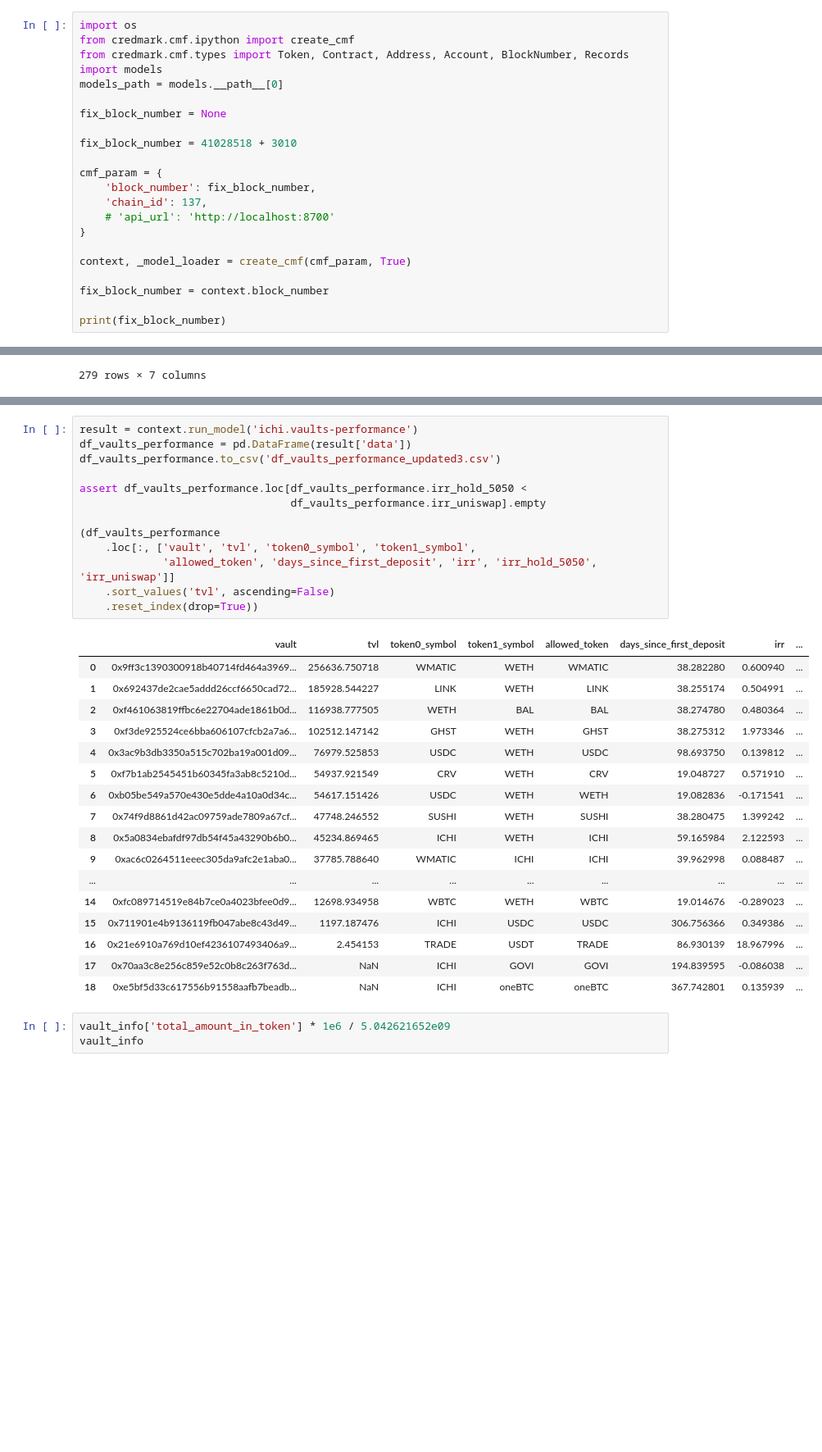
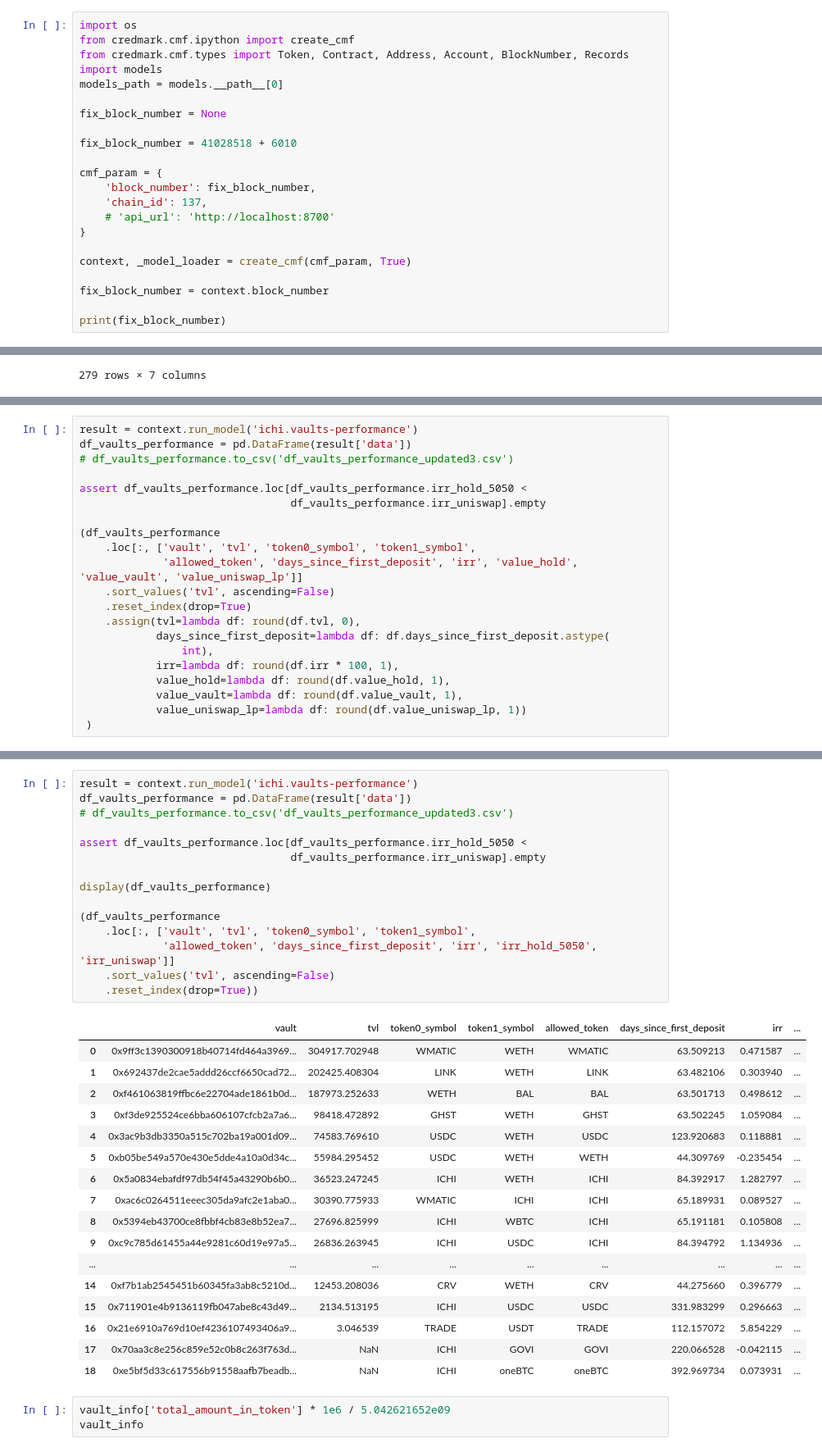
Before and after one commit to credmark/credmark-models-notebook, a Jupyter notebook: ichi/ichi_vault.ipynb, the cells around one changed output, grey strips where cells are left out. Shown at 82% size. Cells and saved outputs as stored; diff of their text form; blank space fills up the shorter version.

```diff
--- a/ichi/ichi_vault.ipynb
+++ b/ichi/ichi_vault.ipynb
@@ -7,7 +7,7 @@ models_path = models.__path__[0]
 
 fix_block_number = None
 
-fix_block_number = 41028518 + 3010
+fix_block_number = 41028518 + 6010
 
 cmf_param = {
     'block_number': fix_block_number,
@@ -129,0 +133,21 @@ time curl -X 'POST' https://gateway.credmark.com/v1/model/run \
+# %%
+result = context.run_model('ichi.vaults-performance')
+df_vaults_performance = pd.DataFrame(result['data'])
+# df_vaults_performance.to_csv('df_vaults_performance_updated3.csv')
+
+assert df_vaults_performance.loc[df_vaults_performance.irr_hold_5050 <
+                                 df_vaults_performance.irr_uniswap].empty
+
+(df_vaults_performance
+    .loc[:, ['vault', 'tvl', 'token0_symbol', 'token1_symbol',
+             'allowed_token', 'days_since_first_deposit', 'irr', 'value_hold', 'value_vault', 'value_uniswap_lp']]
+    .sort_values('tvl', ascending=False)
+    .reset_index(drop=True)
+    .assign(tvl=lambda df: round(df.tvl, 0),
+            days_since_first_deposit=lambda df: df.days_since_first_deposit.astype(
+                int),
+            irr=lambda df: round(df.irr * 100, 1),
+            value_hold=lambda df: round(df.value_hold, 1),
+            value_vault=lambda df: round(df.value_vault, 1),
+            value_uniswap_lp=lambda df: round(df.value_uniswap_lp, 1))
+ )
@@ -130,34 +172,36 @@ time curl -X 'POST' https://gateway.credmark.com/v1/model/run \
 # %%
 result = context.run_model('ichi.vaults-performance')
 df_vaults_performance = pd.DataFrame(result['data'])
-df_vaults_performance.to_csv('df_vaults_performance_updated3.csv')
+# df_vaults_performance.to_csv('df_vaults_performance_updated3.csv')
 
 assert df_vaults_performance.loc[df_vaults_performance.irr_hold_5050 <
                                  df_vaults_performance.irr_uniswap].empty
+
+display(df_vaults_performance)
 
 (df_vaults_performance
     .loc[:, ['vault', 'tvl', 'token0_symbol', 'token1_symbol',
              'allowed_token', 'days_since_first_deposit', 'irr', 'irr_hold_5050', 'irr_uniswap']]
     .sort_values('tvl', ascending=False)
     .reset_index(drop=True))
 # %% [output]
 |  | vault | tvl | token0_symbol | token1_symbol | allowed_token | days_since_first_deposit | irr | ... |
-| 0 | 0x9ff3c1390300918b40714fd464a3969... | 256636.750718 | WMATIC | WETH | WMATIC | 38.282280 | 0.600940 | ... |
-| 1 | 0x692437de2cae5addd26ccf6650cad72... | 185928.544227 | LINK | WETH | LINK | 38.255174 | 0.504991 | ... |
-| 2 | 0xf461063819ffbc6e22704ade1861b0d... | 116938.777505 | WETH | BAL | BAL | 38.274780 | 0.480364 | ... |
-| 3 | 0xf3de925524ce6bba606107cfcb2a7a6... | 102512.147142 | GHST | WETH | GHST | 38.275312 | 1.973346 | ... |
-| 4 | 0x3ac9b3db3350a515c702ba19a001d09... | 76979.525853 | USDC | WETH | USDC | 98.693750 | 0.139812 | ... |
-| 5 | 0xf7b1ab2545451b60345fa3ab8c5210d... | 54937.921549 | CRV | WETH | CRV | 19.048727 | 0.571910 | ... |
-| 6 | 0xb05be549a570e430e5dde4a10a0d34c... | 54617.151426 | USDC | WETH | WETH | 19.082836 | -0.171541 | ... |
-| 7 | 0x74f9d8861d42ac09759ade7809a67cf... | 47748.246552 | SUSHI | WETH | SUSHI | 38.280475 | 1.399242 | ... |
-| 8 | 0x5a0834ebafdf97db54f45a43290b6b0... | 45234.869465 | ICHI | WETH | ICHI | 59.165984 | 2.122593 | ... |
-| 9 | 0xac6c0264511eeec305da9afc2e1aba0... | 37785.788640 | WMATIC | ICHI | ICHI | 39.962998 | 0.088487 | ... |
+| 0 | 0x9ff3c1390300918b40714fd464a3969... | 304917.702948 | WMATIC | WETH | WMATIC | 63.509213 | 0.471587 | ... |
+| 1 | 0x692437de2cae5addd26ccf6650cad72... | 202425.408304 | LINK | WETH | LINK | 63.482106 | 0.303940 | ... |
+| 2 | 0xf461063819ffbc6e22704ade1861b0d... | 187973.252633 | WETH | BAL | BAL | 63.501713 | 0.498612 | ... |
+| 3 | 0xf3de925524ce6bba606107cfcb2a7a6... | 98418.472892 | GHST | WETH | GHST | 63.502245 | 1.059084 | ... |
+| 4 | 0x3ac9b3db3350a515c702ba19a001d09... | 74583.769610 | USDC | WETH | USDC | 123.920683 | 0.118881 | ... |
+| 5 | 0xb05be549a570e430e5dde4a10a0d34c... | 55984.295452 | USDC | WETH | WETH | 44.309769 | -0.235454 | ... |
+| 6 | 0x5a0834ebafdf97db54f45a43290b6b0... | 36523.247245 | ICHI | WETH | ICHI | 84.392917 | 1.282797 | ... |
+| 7 | 0xac6c0264511eeec305da9afc2e1aba0... | 30390.775933 | WMATIC | ICHI | ICHI | 65.189931 | 0.089527 | ... |
+| 8 | 0x5394eb43700ce8fbbf4cb83e8b52ea7... | 27696.825999 | ICHI | WBTC | ICHI | 65.191181 | 0.105808 | ... |
+| 9 | 0xc9c785d61455a44e9281c60d19e97a5... | 26836.263945 | ICHI | USDC | ICHI | 84.394792 | 1.134936 | ... |
 | ... | ... | ... | ... | ... | ... | ... | ... | ... |
-| 14 | 0xfc089714519e84b7ce0a4023bfee0d9... | 12698.934958 | WBTC | WETH | WBTC | 19.014676 | -0.289023 | ... |
-| 15 | 0x711901e4b9136119fb047abe8c43d49... | 1197.187476 | ICHI | USDC | USDC | 306.756366 | 0.349386 | ... |
-| 16 | 0x21e6910a769d10ef4236107493406a9... | 2.454153 | TRADE | USDT | TRADE | 86.930139 | 18.967996 | ... |
-| 17 | 0x70aa3c8e256c859e52c0b8c263f763d... | NaN | ICHI | GOVI | GOVI | 194.839595 | -0.086038 | ... |
-| 18 | 0xe5bf5d33c617556b91558aafb7beadb... | NaN | ICHI | oneBTC | oneBTC | 367.742801 | 0.135939 | ... |
+| 14 | 0xf7b1ab2545451b60345fa3ab8c5210d... | 12453.208036 | CRV | WETH | CRV | 44.275660 | 0.396779 | ... |
+| 15 | 0x711901e4b9136119fb047abe8c43d49... | 2134.513195 | ICHI | USDC | USDC | 331.983299 | 0.296663 | ... |
+| 16 | 0x21e6910a769d10ef4236107493406a9... | 3.046539 | TRADE | USDT | TRADE | 112.157072 | 5.854229 | ... |
+| 17 | 0x70aa3c8e256c859e52c0b8c263f763d... | NaN | ICHI | GOVI | GOVI | 220.066528 | -0.042115 | ... |
+| 18 | 0xe5bf5d33c617556b91558aafb7beadb... | NaN | ICHI | oneBTC | oneBTC | 392.969734 | 0.073931 | ... |
 # %%
 vault_info['total_amount_in_token'] * 1e6 / 5.042621652e09
 vault_info
```
Also changed, not shown: parts of 4 cells of this notebook.
